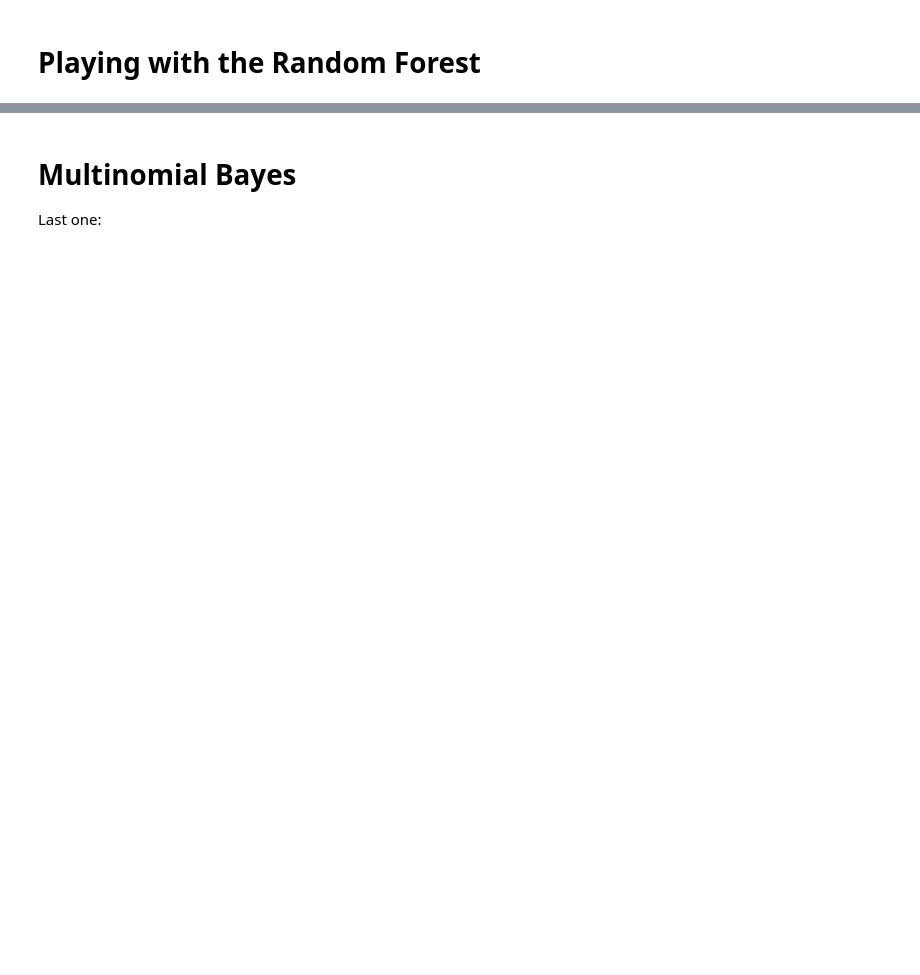
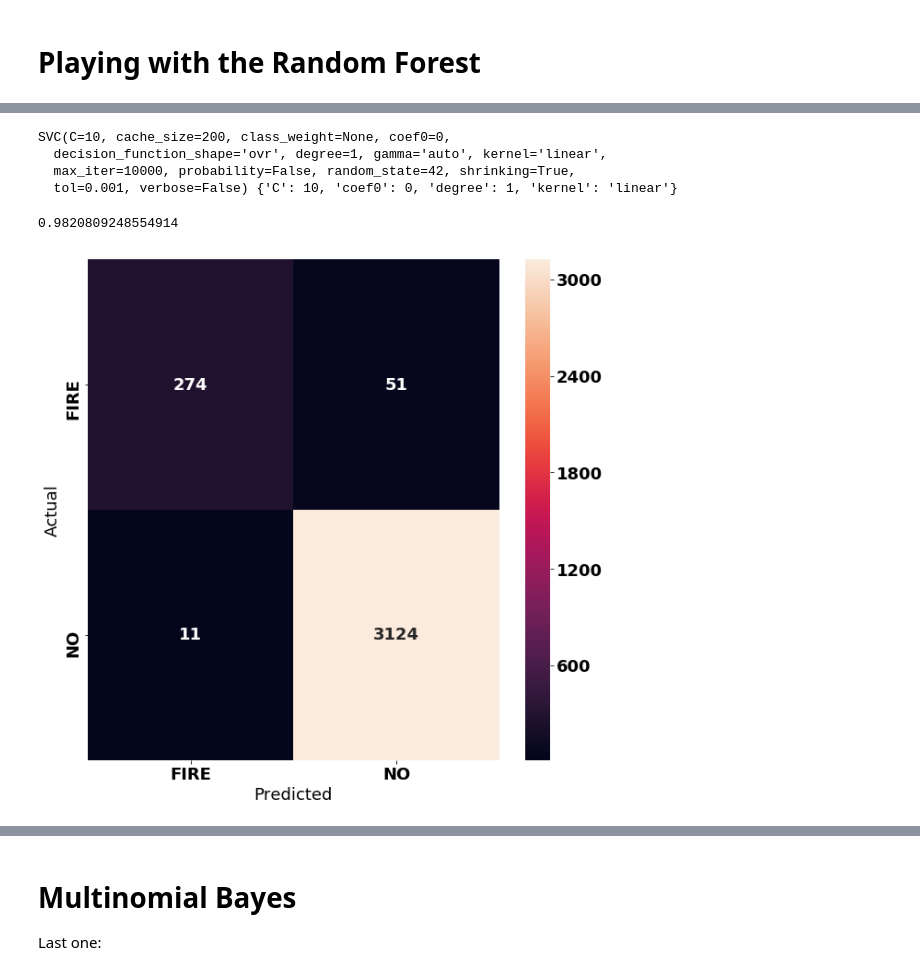
Before and after one commit to theultimate1/research, a Jupyter notebook: data/Data/twitter-data/Fire-Tweet-Cleaner-and-Models.ipynb, the cells around one changed output, grey strips where cells are left out. Drawn from its saved outputs; the diff is of its cells as text; code cells hidden in the pictures; blank space fills up the shorter version.

```diff
--- a/data/Data/twitter-data/Fire-Tweet-Cleaner-and-Models.ipynb
+++ b/data/Data/twitter-data/Fire-Tweet-Cleaner-and-Models.ipynb
@@ -385,0 +317,16 @@ plt.show()
+# %%
+from sklearn.svm import SVC
+from sklearn.pipeline import Pipeline
+from sklearn.preprocessing import StandardScaler
+
+param_distribs = {
+        'C': [1, 10, 100, 1000],
+        'kernel': ['linear', 'rbf', 'poly'],
+        'degree': [1, 2, 3, 4, 5],
+        'coef0': [0, 10, 100]
+    }
+
+svc_clf = SVC(gamma = 'auto', random_state = 42, max_iter = 10000)
+grid_search = GridSearchCV(svc_clf, param_grid=param_distribs,
+                                cv=5, scoring=None)
+grid_search.fit(X_train_tfidf, y_train)
@@ -385,0 +343,31 @@ plt.show()
+# %%
+print(grid_search.best_estimator_,
+     grid_search.best_params_)
+# %% [output]
+SVC(C=10, cache_size=200, class_weight=None, coef0=0,
+  decision_function_shape='ovr', degree=1, gamma='auto', kernel='linear',
+  max_iter=10000, probability=False, random_state=42, shrinking=True,
+  tol=0.001, verbose=False) {'C': 10, 'coef0': 0, 'degree': 1, 'kernel': 'linear'}
+# %%
+bsvc_clf = SVC(C = 10, kernel = 'linear', degree = 1, coef0 = 0, random_state = 42, max_iter = 100000)
+bsvc_clf.fit(X_train_tfidf, y_train)
+y_pred_svc = bsvc_clf.predict(X_test_tfidf)
+accuracy_score(y_test, y_pred_svc)
+# %% [output]
+0.9820809248554914
+# %%
+conf_mat = confusion_matrix(y_test, y_pred_svc)
+fig, ax = plt.subplots(figsize=(10,10))
+sns.heatmap(conf_mat, annot=True, fmt='d',
+            xticklabels=category_id_df.Category.values, yticklabels=category_id_df.Category.values)
+plt.ylabel('Actual')
+plt.xlabel('Predicted')
+font = {'family' : 'normal',
+        'weight' : 'bold',
+        'size'   : 18}
+
+plt.rc('font', **font)
+plt.savefig('svc_confusion.png')
+plt.show()
+# %% [output]
+[figure, added]
```
Also changed, not shown: parts of 50 cells of this notebook.
